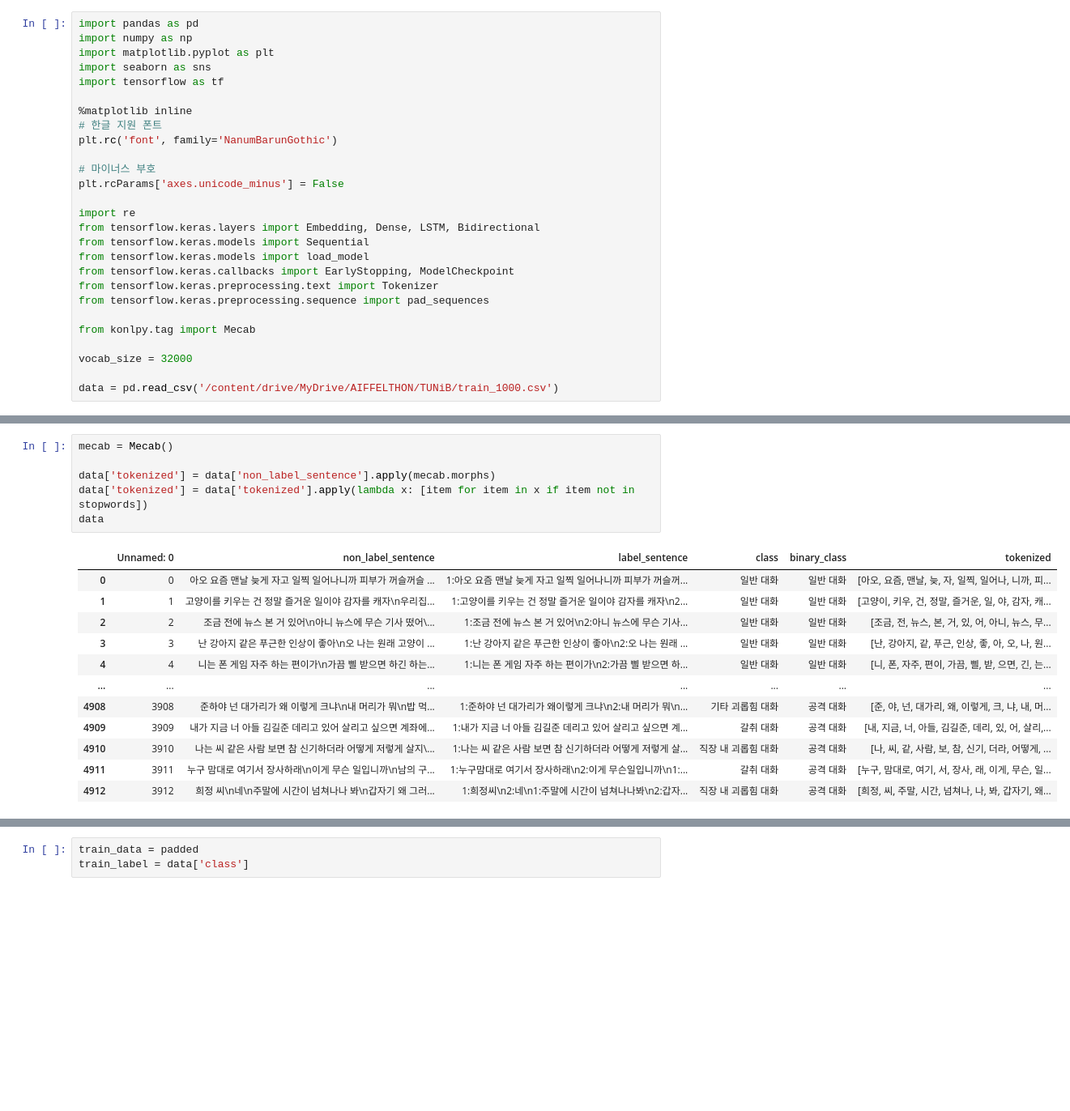
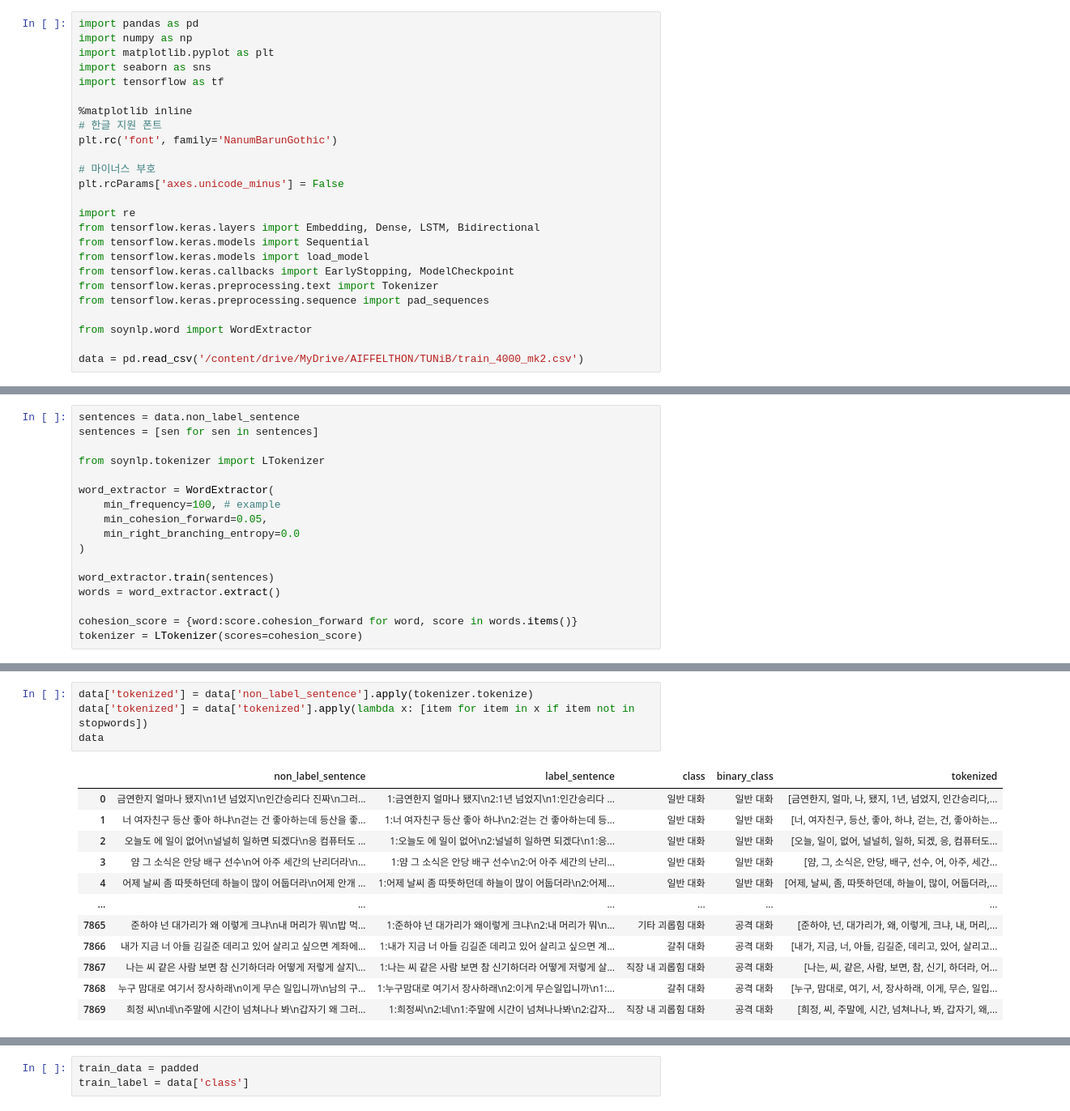
Before and after one commit to RealMyeong/AIFFELTHON, a Jupyter notebook: JinMyeong/BiLSTM.ipynb, the cells around one changed output, grey strips where cells are left out. Shown at 81% size. Drawn from its saved outputs; the diff is of its cells as text; blank space fills up the shorter version.

```diff
--- a/JinMyeong/BiLSTM.ipynb
+++ b/JinMyeong/BiLSTM.ipynb
@@ -40,11 +33,9 @@ from tensorflow.keras.callbacks import EarlyStopping, ModelCheckpoint
 from tensorflow.keras.preprocessing.text import Tokenizer
 from tensorflow.keras.preprocessing.sequence import pad_sequences
 
-from konlpy.tag import Mecab
+from soynlp.word import WordExtractor
 
-vocab_size = 32000
-
-data = pd.read_csv('/content/drive/MyDrive/AIFFELTHON/TUNiB/train_1000.csv')
+data = pd.read_csv('/content/drive/MyDrive/AIFFELTHON/TUNiB/train_4000_mk2.csv')
 # %%
 data
 # %% [output]
@@ -66 +65,18 @@ data
 stopwords = ['도', '는', '다', '의', '가', '이', '은', '한', '에', '하', '고', '을', '를', '인', '듯', '과', '와', '네', '들', '듯', '지', '임', '게', '만', '게임', '겜', '되', '음', '면']
+# %%
+sentences = data.non_label_sentence
+sentences = [sen for sen in sentences]
+
+from soynlp.tokenizer import LTokenizer
+
+word_extractor = WordExtractor(
+    min_frequency=100, # example
+    min_cohesion_forward=0.05,
+    min_right_branching_entropy=0.0
+)
+
+word_extractor.train(sentences)
+words = word_extractor.extract()
+
+cohesion_score = {word:score.cohesion_forward for word, score in words.items()}
+tokenizer = LTokenizer(scores=cohesion_score)
@@ -67,19 +88,17 @@ stopwords = ['도', '는', '다', '의', '가', '이', '은', '한', '에', '하
 # %%
-mecab = Mecab()
-
-data['tokenized'] = data['non_label_sentence'].apply(mecab.morphs)
+data['tokenized'] = data['non_label_sentence'].apply(tokenizer.tokenize)
 data['tokenized'] = data['tokenized'].apply(lambda x: [item for item in x if item not in stopwords])
 data
 # %% [output]
-|  | Unnamed: 0 | non_label_sentence | label_sentence | class | binary_class | tokenized |
-| 0 | 0 | 아오 요즘 맨날 늦게 자고 일찍 일어나니까 피부가 꺼슬꺼슬 ... | 1:아오 요즘 맨날 늦게 자고 일찍 일어나니까 피부가 꺼슬꺼... | 일반 대화 | 일반 대화 | [아오, 요즘, 맨날, 늦, 자, 일찍, 일어나, 니까, 피... |
-| 1 | 1 | 고양이를 키우는 건 정말 즐거운 일이야 감자를 캐자\n우리집... | 1:고양이를 키우는 건 정말 즐거운 일이야 감자를 캐자\n2... | 일반 대화 | 일반 대화 | [고양이, 키우, 건, 정말, 즐거운, 일, 야, 감자, 캐... |
-| 2 | 2 | 조금 전에 뉴스 본 거 있어\n아니 뉴스에 무슨 기사 떴어\... | 1:조금 전에 뉴스 본 거 있어\n2:아니 뉴스에 무슨 기사... | 일반 대화 | 일반 대화 | [조금, 전, 뉴스, 본, 거, 있, 어, 아니, 뉴스, 무... |
-| 3 | 3 | 난 강아지 같은 푸근한 인상이 좋아\n오 나는 원래 고양이 ... | 1:난 강아지 같은 푸근한 인상이 좋아\n2:오 나는 원래 ... | 일반 대화 | 일반 대화 | [난, 강아지, 같, 푸근, 인상, 좋, 아, 오, 나, 원... |
-| 4 | 4 | 니는 폰 게임 자주 하는 편이가\n가끔 삘 받으면 하긴 하는... | 1:니는 폰 게임 자주 하는 편이가\n2:가끔 삘 받으면 하... | 일반 대화 | 일반 대화 | [니, 폰, 자주, 편이, 가끔, 삘, 받, 으면, 긴, 는... |
-| ... | ... | ... | ... | ... | ... | ... |
-| 4908 | 3908 | 준하야 넌 대가리가 왜 이렇게 크냐\n내 머리가 뭐\n밥 먹... | 1:준하야 넌 대가리가 왜이렇게 크냐\n2:내 머리가 뭐\n... | 기타 괴롭힘 대화 | 공격 대화 | [준, 야, 넌, 대가리, 왜, 이렇게, 크, 냐, 내, 머... |
-| 4909 | 3909 | 내가 지금 너 아들 김길준 데리고 있어 살리고 싶으면 계좌에... | 1:내가 지금 너 아들 김길준 데리고 있어 살리고 싶으면 계... | 갈취 대화 | 공격 대화 | [내, 지금, 너, 아들, 김길준, 데리, 있, 어, 살리,... |
-| 4910 | 3910 | 나는 씨 같은 사람 보면 참 신기하더라 어떻게 저렇게 살지\... | 1:나는 씨 같은 사람 보면 참 신기하더라 어떻게 저렇게 살... | 직장 내 괴롭힘 대화 | 공격 대화 | [나, 씨, 같, 사람, 보, 참, 신기, 더라, 어떻게, ... |
-| 4911 | 3911 | 누구 맘대로 여기서 장사하래\n이게 무슨 일입니까\n남의 구... | 1:누구맘대로 여기서 장사하래\n2:이게 무슨일입니까\n1:... | 갈취 대화 | 공격 대화 | [누구, 맘대로, 여기, 서, 장사, 래, 이게, 무슨, 일... |
-| 4912 | 3912 | 희정 씨\n네\n주말에 시간이 넘쳐나나 봐\n갑자기 왜 그러... | 1:희정씨\n2:네\n1:주말에 시간이 넘쳐나나봐\n2:갑자... | 직장 내 괴롭힘 대화 | 공격 대화 | [희정, 씨, 주말, 시간, 넘쳐나, 나, 봐, 갑자기, 왜... |
+|  | non_label_sentence | label_sentence | class | binary_class | tokenized |
+| 0 | 금연한지 얼마나 됐지\n1년 넘었지\n인간승리다 진짜\n그러... | 1:금연한지 얼마나 됐지\n2:1년 넘었지\n1:인간승리다 ... | 일반 대화 | 일반 대화 | [금연한지, 얼마, 나, 됐지, 1년, 넘었지, 인간승리다,... |
+| 1 | 너 여자친구 등산 좋아 하냐\n걷는 건 좋아하는데 등산을 좋... | 1:너 여자친구 등산 좋아 하냐\n2:걷는 건 좋아하는데 등... | 일반 대화 | 일반 대화 | [너, 여자친구, 등산, 좋아, 하냐, 걷는, 건, 좋아하는... |
+| 2 | 오늘도 에 일이 없어\n널널히 일하면 되겠다\n응 컴퓨터도 ... | 1:오늘도 에 일이 없어\n2:널널히 일하면 되겠다\n1:응... | 일반 대화 | 일반 대화 | [오늘, 일이, 없어, 널널히, 일하, 되겠, 응, 컴퓨터도... |
+| 3 | 얌 그 소식은 안당 배구 선수\n어 아주 세간의 난리더라\n... | 1:얌 그 소식은 안당 배구 선수\n2:어 아주 세간의 난리... | 일반 대화 | 일반 대화 | [얌, 그, 소식은, 안당, 배구, 선수, 어, 아주, 세간... |
+| 4 | 어제 날씨 좀 따뜻하던데 하늘이 많이 어둡더라\n어제 안개 ... | 1:어제 날씨 좀 따뜻하던데 하늘이 많이 어둡더라\n2:어제... | 일반 대화 | 일반 대화 | [어제, 날씨, 좀, 따뜻하던데, 하늘이, 많이, 어둡더라,... |
+| ... | ... | ... | ... | ... | ... |
+| 7865 | 준하야 넌 대가리가 왜 이렇게 크냐\n내 머리가 뭐\n밥 먹... | 1:준하야 넌 대가리가 왜이렇게 크냐\n2:내 머리가 뭐\n... | 기타 괴롭힘 대화 | 공격 대화 | [준하야, 넌, 대가리가, 왜, 이렇게, 크냐, 내, 머리,... |
+| 7866 | 내가 지금 너 아들 김길준 데리고 있어 살리고 싶으면 계좌에... | 1:내가 지금 너 아들 김길준 데리고 있어 살리고 싶으면 계... | 갈취 대화 | 공격 대화 | [내가, 지금, 너, 아들, 김길준, 데리고, 있어, 살리고... |
+| 7867 | 나는 씨 같은 사람 보면 참 신기하더라 어떻게 저렇게 살지\... | 1:나는 씨 같은 사람 보면 참 신기하더라 어떻게 저렇게 살... | 직장 내 괴롭힘 대화 | 공격 대화 | [나는, 씨, 같은, 사람, 보면, 참, 신기, 하더라, 어... |
+| 7868 | 누구 맘대로 여기서 장사하래\n이게 무슨 일입니까\n남의 구... | 1:누구맘대로 여기서 장사하래\n2:이게 무슨일입니까\n1:... | 갈취 대화 | 공격 대화 | [누구, 맘대로, 여기, 서, 장사하래, 이게, 무슨, 일입... |
+| 7869 | 희정 씨\n네\n주말에 시간이 넘쳐나나 봐\n갑자기 왜 그러... | 1:희정씨\n2:네\n1:주말에 시간이 넘쳐나나봐\n2:갑자... | 직장 내 괴롭힘 대화 | 공격 대화 | [희정, 씨, 주말에, 시간, 넘쳐나나, 봐, 갑자기, 왜,... |
```
Also changed, not shown: parts of 44 cells of this notebook.
